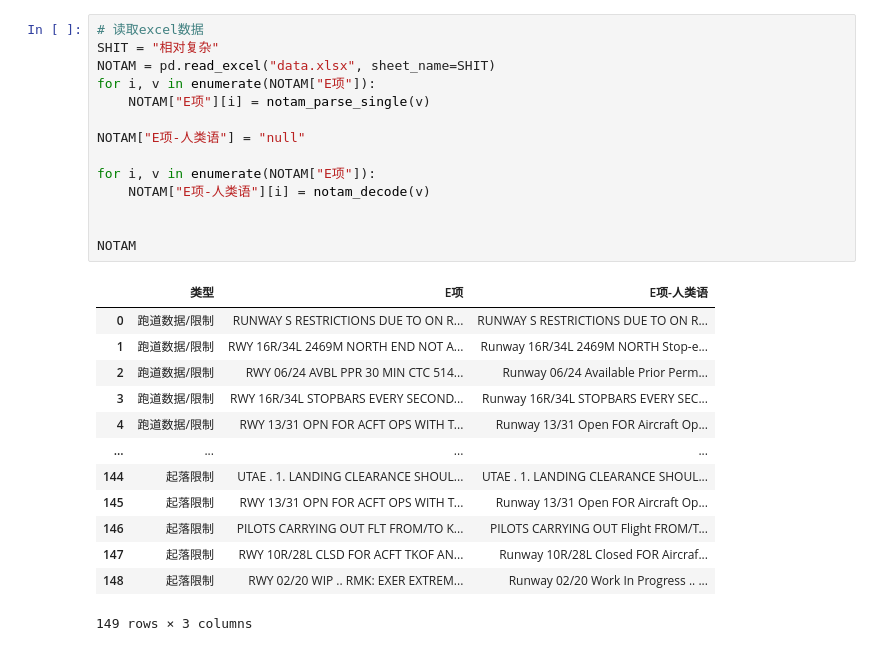
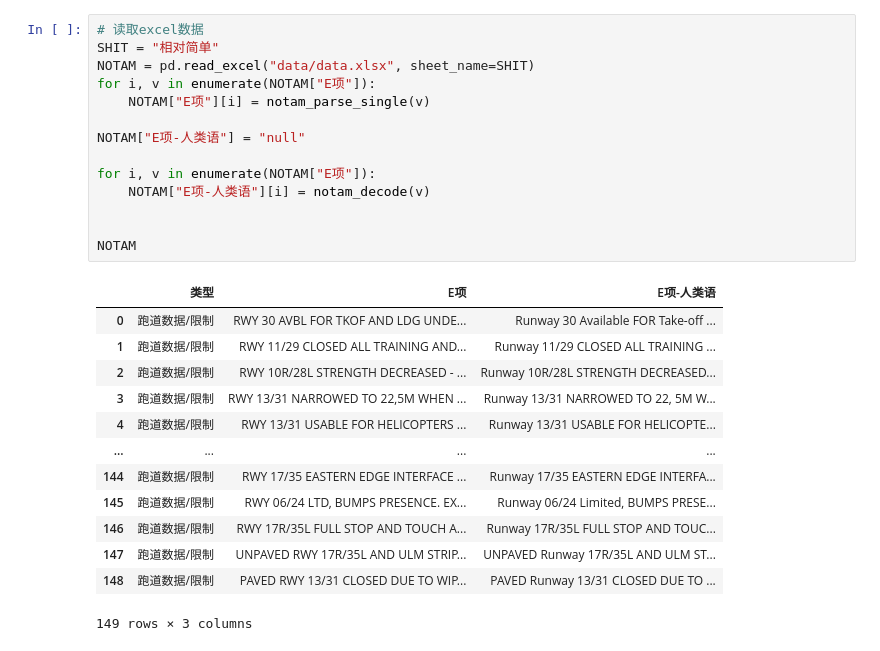
Before and after one commit to ZiyChan/NOTAM, a Jupyter notebook: main.ipynb, the cells around one changed output. Drawn from its saved outputs; the diff is of its cells as text.

```diff
--- a/main.ipynb
+++ b/main.ipynb
@@ -196,31 +196,31 @@ def to_merge(df, excel_name):
 /media/auto203/SSD2/JHY/python/enhanced-subject-verb-object-extraction-master
 # %%
 # 读取excel数据
-SHIT = "相对复杂"
-NOTAM = pd.read_excel("data.xlsx", sheet_name=SHIT)
+SHIT = "相对简单"
+NOTAM = pd.read_excel("data/data.xlsx", sheet_name=SHIT)
 for i, v in enumerate(NOTAM["E项"]):
     NOTAM["E项"][i] = notam_parse_single(v)
 
 NOTAM["E项-人类语"] = "null"
 
 for i, v in enumerate(NOTAM["E项"]):
     NOTAM["E项-人类语"][i] = notam_decode(v)
 
 
 NOTAM
 # %% [output]
 |  | 类型 | E项 | E项-人类语 |
-| 0 | 跑道数据/限制 | RUNWAY S RESTRICTIONS DUE TO ON R... | RUNWAY S RESTRICTIONS DUE TO ON R... |
-| 1 | 跑道数据/限制 | RWY 16R/34L 2469M NORTH END NOT A... | Runway 16R/34L 2469M NORTH Stop-e... |
-| 2 | 跑道数据/限制 | RWY 06/24 AVBL PPR 30 MIN CTC 514... | Runway 06/24 Available Prior Perm... |
-| 3 | 跑道数据/限制 | RWY 16R/34L STOPBARS EVERY SECOND... | Runway 16R/34L STOPBARS EVERY SEC... |
-| 4 | 跑道数据/限制 | RWY 13/31 OPN FOR ACFT OPS WITH T... | Runway 13/31 Open FOR Aircraft Op... |
+| 0 | 跑道数据/限制 | RWY 30 AVBL FOR TKOF AND LDG UNDE... | Runway 30 Available FOR Take-off ... |
+| 1 | 跑道数据/限制 | RWY 11/29 CLOSED ALL TRAINING AND... | Runway 11/29 CLOSED ALL TRAINING ... |
+| 2 | 跑道数据/限制 | RWY 10R/28L STRENGTH DECREASED - ... | Runway 10R/28L STRENGTH DECREASED... |
+| 3 | 跑道数据/限制 | RWY 13/31 NARROWED TO 22,5M WHEN ... | Runway 13/31 NARROWED TO 22, 5M W... |
+| 4 | 跑道数据/限制 | RWY 13/31 USABLE FOR HELICOPTERS ... | Runway 13/31 USABLE FOR HELICOPTE... |
 | ... | ... | ... | ... |
-| 144 | 起落限制 | UTAE . 1. LANDING CLEARANCE SHOUL... | UTAE . 1. LANDING CLEARANCE SHOUL... |
-| 145 | 起落限制 | RWY 13/31 OPN FOR ACFT OPS WITH T... | Runway 13/31 Open FOR Aircraft Op... |
-| 146 | 起落限制 | PILOTS CARRYING OUT FLT FROM/TO K... | PILOTS CARRYING OUT Flight FROM/T... |
-| 147 | 起落限制 | RWY 10R/28L CLSD FOR ACFT TKOF AN... | Runway 10R/28L Closed FOR Aircraf... |
-| 148 | 起落限制 | RWY 02/20 WIP .. RMK: EXER EXTREM... | Runway 02/20 Work In Progress .. ... |
+| 144 | 跑道数据/限制 | RWY 17/35 EASTERN EDGE INTERFACE ... | Runway 17/35 EASTERN EDGE INTERFA... |
+| 145 | 跑道数据/限制 | RWY 06/24 LTD, BUMPS PRESENCE. EX... | Runway 06/24 Limited, BUMPS PRESE... |
+| 146 | 跑道数据/限制 | RWY 17R/35L FULL STOP AND TOUCH A... | Runway 17R/35L FULL STOP AND TOUC... |
+| 147 | 跑道数据/限制 | UNPAVED RWY 17R/35L AND ULM STRIP... | UNPAVED Runway 17R/35L AND ULM ST... |
+| 148 | 跑道数据/限制 | PAVED RWY 13/31 CLOSED DUE TO WIP... | PAVED Runway 13/31 CLOSED DUE TO ... |
 149 rows × 3 columns
 # %%
 # 中间结果
```
Also changed, not shown: parts of 3 cells of this notebook, 4 other files.
